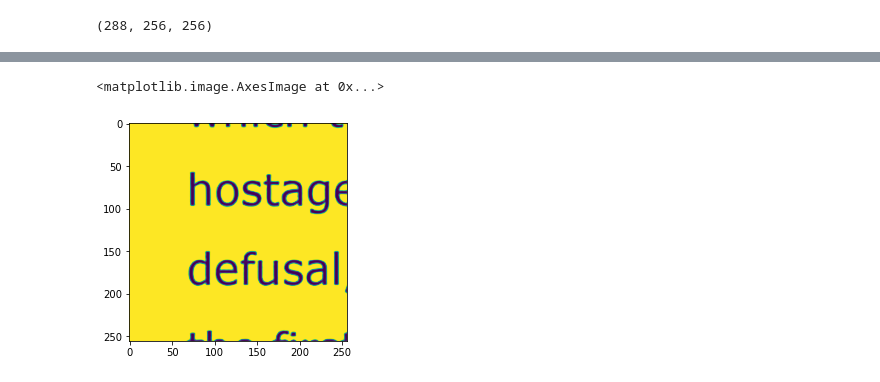
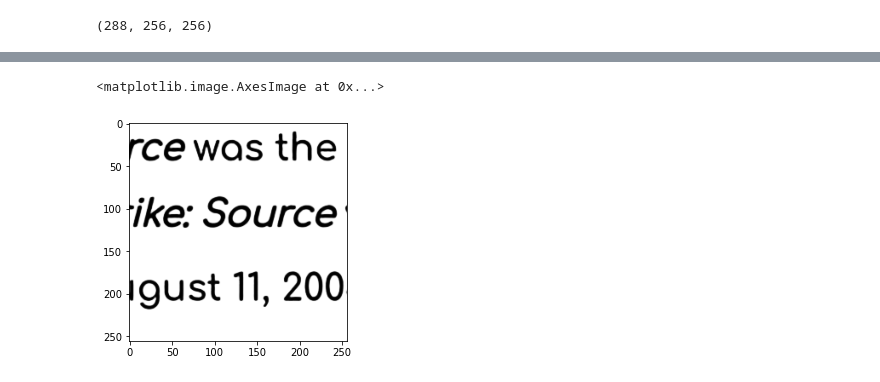
Before and after one commit to rajm20j/ImageProcessing, a Jupyter notebook: Code/ValidationTest.ipynb, the cells around one changed output, grey strips where cells are left out. Cells and saved outputs as stored; diff of their text form; code cells hidden in the pictures.

```diff
--- a/Code/ValidationTest.ipynb
+++ b/Code/ValidationTest.ipynb
@@ -16,8 +16,8 @@ import json
 from PIL import Image, ImageFilter
 from keras import metrics
 # %%
-PATH=r'B:\Major\validationDataset\validationDataset\clean'
-PATH2=r'B:\Major\validationDataset\validationDataset\smudged'
+PATH=r'C:\Users\Pratham Agarwal\Desktop\Major Project\validationDataset\validationDataset\clean'
+PATH2=r'C:\Users\Pratham Agarwal\Desktop\Major Project\validationDataset\validationDataset\smudged'
 directory=os.listdir(PATH)
 directory2=os.listdir(PATH2)
 directory.sort()
@@ -76,7 +76,7 @@ shape=X_train.shape
 X_train=X_train.reshape(shape[0],shape[1],shape[2],1)
 y_train=y_train.reshape(shape[0],shape[1],shape[2],1)
 # %%
-PATH3=r'B:\Major\model'
+PATH3=r'C:\Users\Pratham Agarwal\Desktop\Major Project\V3'
 model = 'smudge_autoencoderV5.json'
 weight = 'smudge_autoencoder_weightsV5.h5'
 # %%
@@ -84,5 +84,5 @@ json_file = open(r'{}\{}'.format(PATH3, model), 'r')
 json_model = model_from_json(json_file.read())
 json_model.load_weights(r'{}\{}'.format(PATH3, weight))
 # %%
-json_model.compile(optimizer='adamax', loss='mean_squared_error', metrics=['accuracy', 'mse', 'mae', 'Precision'])
+json_model.compile(optimizer='adamax', loss='mse', metrics=['accuracy', 'mse', 'mae', 'Precision'])
 # %%
@@ -92,8 +92,8 @@ result = json_model.evaluate(X_train, y_train, batch_size=1)
 # %%
-test_image = json_model.predict(y_train[0].reshape(1,256,256,1)).reshape(256, 256)
+test_image = json_model.predict(y_train[56].reshape(1,256,256,1)).reshape(256, 256)
 # %%
-cv2.imwrite(r'B:\Major\datast\filter_test\vt1.png'.format(PATH), test_image*255)
-plt.imshow(test_image)
+# cv2.imwrite(r'B:\Major\datast\filter_test\vt1.png'.format(PATH), test_image*255)
+plt.imshow(test_image,cmap='gray')
 # %% [output]
 <matplotlib.image.AxesImage at 0x...>
-[figure, old version]
+[figure, new version]
```
Also changed, not shown: parts of 3 cells of this notebook.
